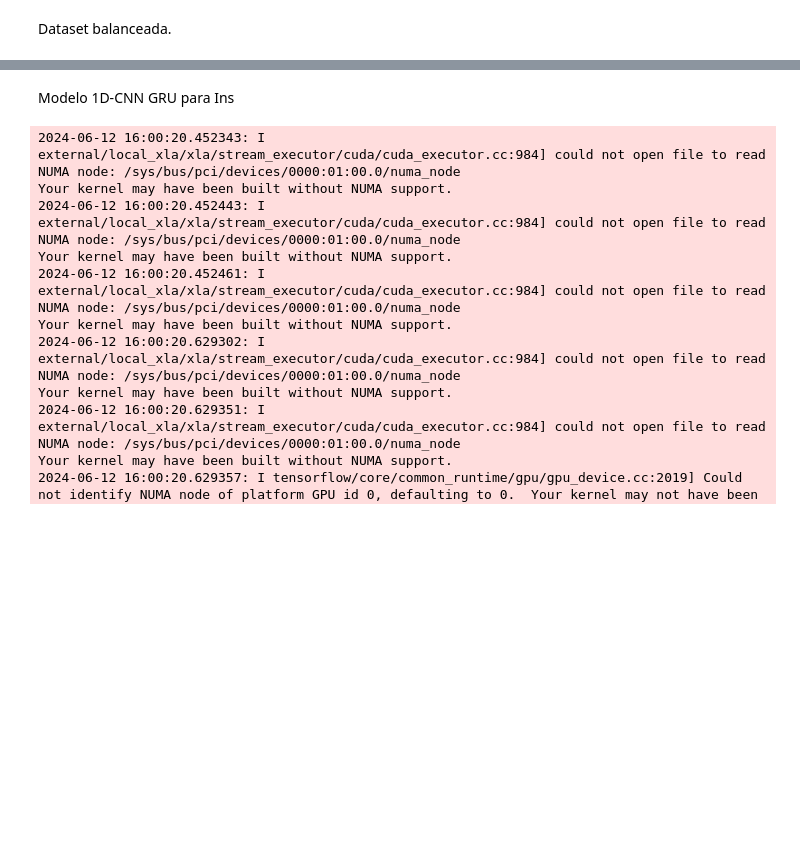
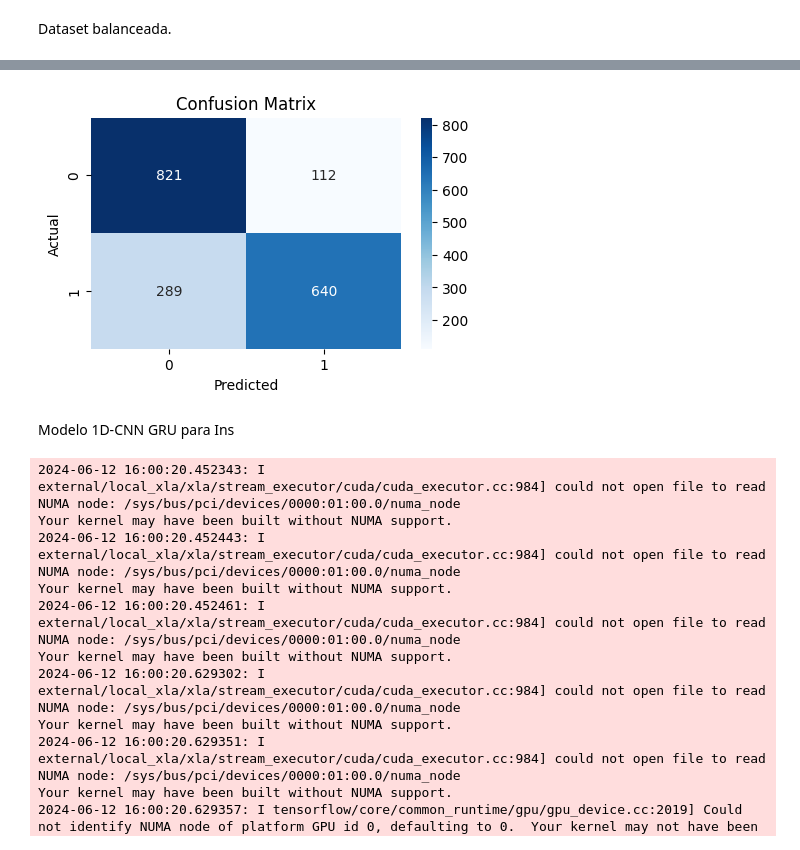
Before and after one commit to berenidur/grupo03_RPatrones_2024_I, a Jupyter notebook: Proyecto de curso/Código/avance4.ipynb, the cells around one changed output, grey strips where cells are left out. Cells and saved outputs as stored; diff of their text form; code cells hidden in the pictures; blank space fills up the shorter version.

```diff
--- a/Proyecto de curso/Código/avance4.ipynb
+++ b/Proyecto de curso/Código/avance4.ipynb
@@ -126,0 +211,20 @@ batch_size=100
+# %%
+###########################
+from sklearn.metrics import confusion_matrix
+import seaborn as sns
+
+# Step 1: Make predictions
+y_pred = model.predict(x_test1)
+# Step 2: Convert probabilities to binary class labels
+y_pred_classes = (y_pred > 0.5).astype("int32")
+# Step 3: Compute the confusion matrix
+cm = confusion_matrix(y_test1_encoded.argmax(axis=1), y_pred_classes.argmax(axis=1))
+
+# Step 4: Plot the confusion matrix
+plt.figure(figsize=(5, 3))
+sns.heatmap(cm, annot=True, fmt='d', cmap='Blues')
+plt.xlabel('Predicted')
+plt.ylabel('Actual')
+plt.title('Confusion Matrix')
+plt.show()
+# %% [output]
@@ -127,3 +232,4 @@ batch_size=100
+[figure, added]
 # %% [markdown]
 Modelo 1D-CNN GRU para Ins
 # %%
```
Also changed, not shown: parts of 4 cells of this notebook.
